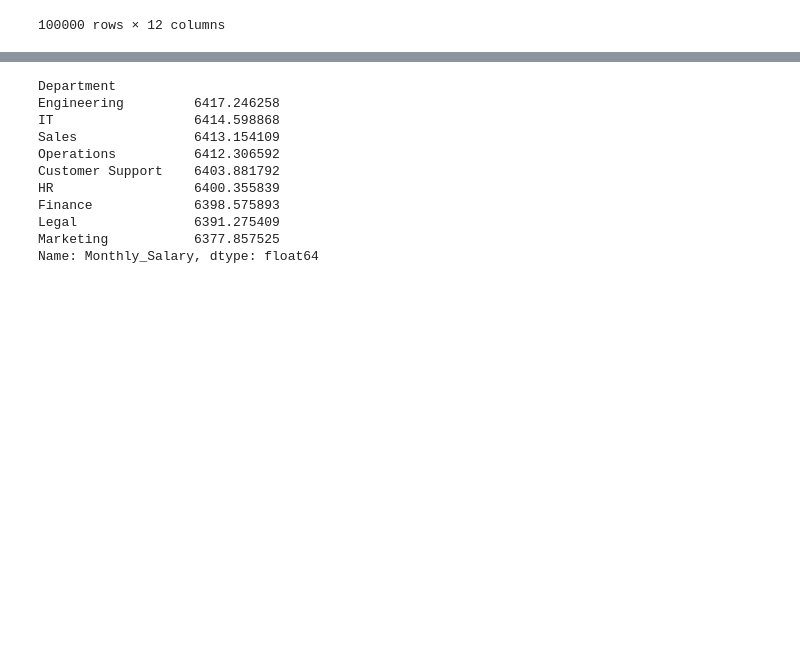
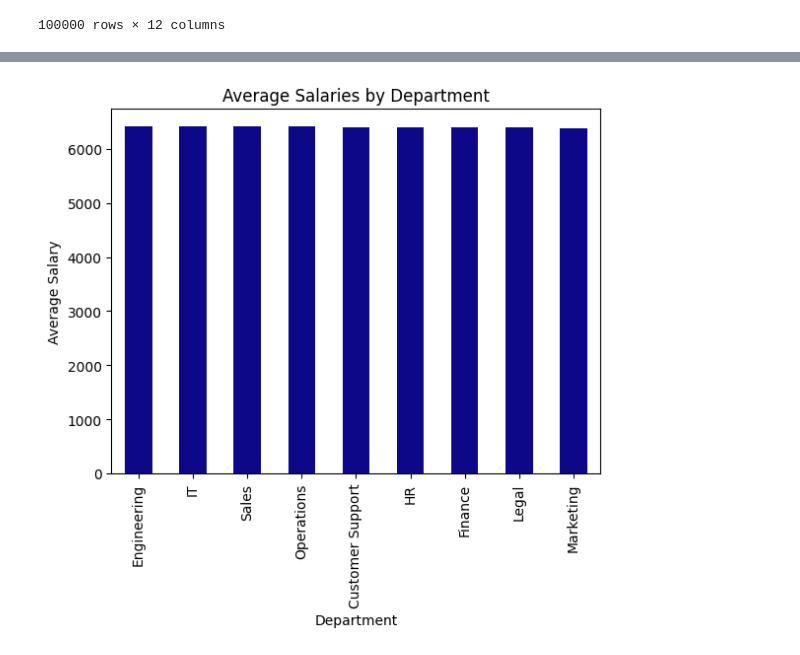
Before and after one commit to eharshit/AMLGaurd-Suspicious-Transaction-Detector, a Jupyter notebook: Analysis.ipynb, the cells around one changed output, grey strips where cells are left out. Drawn from its saved outputs; the diff is of its cells as text; code cells hidden in the pictures; blank space fills up the shorter version.

Commit message:
plot

```diff
--- a/Analysis.ipynb
+++ b/Analysis.ipynb
@@ -40,14 +41,8 @@ data.duplicated().sum()
 # %%
-data.groupby("Department")["Monthly_Salary"].mean().sort_values(ascending=False)
+data.groupby("Department")["Monthly_Salary"].mean().sort_values(ascending=False).plot(kind="bar",colormap="plasma")
+plt.title("Average Salaries by Department")
+plt.ylabel("Average Salary")
+plt.xlabel("Department")
+plt.show()
 # %% [output]
-Department
-Engineering         6417.246258
-IT                  6414.598868
-Sales               6413.154109
-Operations          6412.306592
-Customer Support    6403.881792
-HR                  6400.355839
-Finance             6398.575893
-Legal               6391.275409
-Marketing           6377.857525
-Name: Monthly_Salary, dtype: float64
+[figure, added]
```
Also changed, not shown: parts of 4 cells of this notebook.
